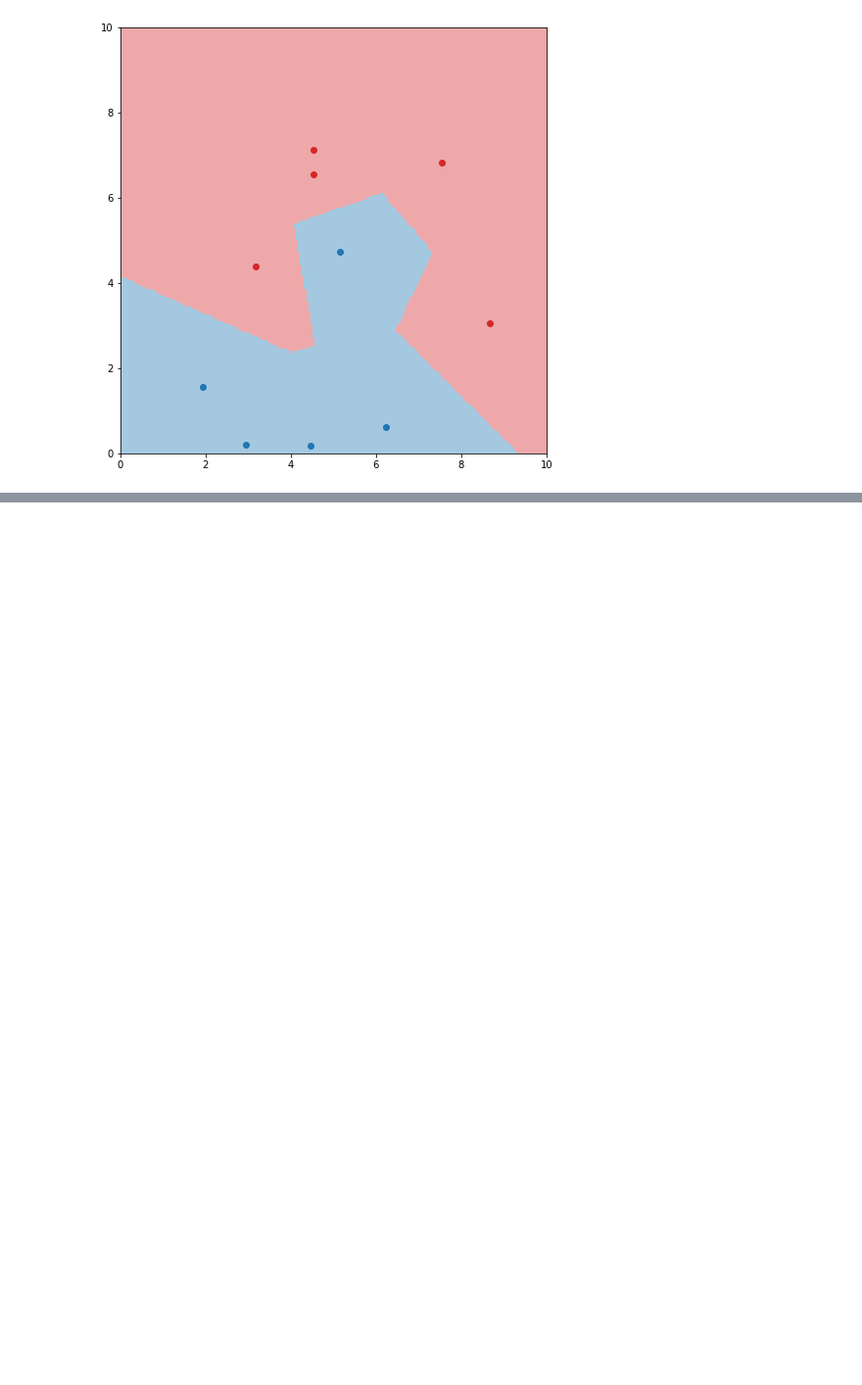
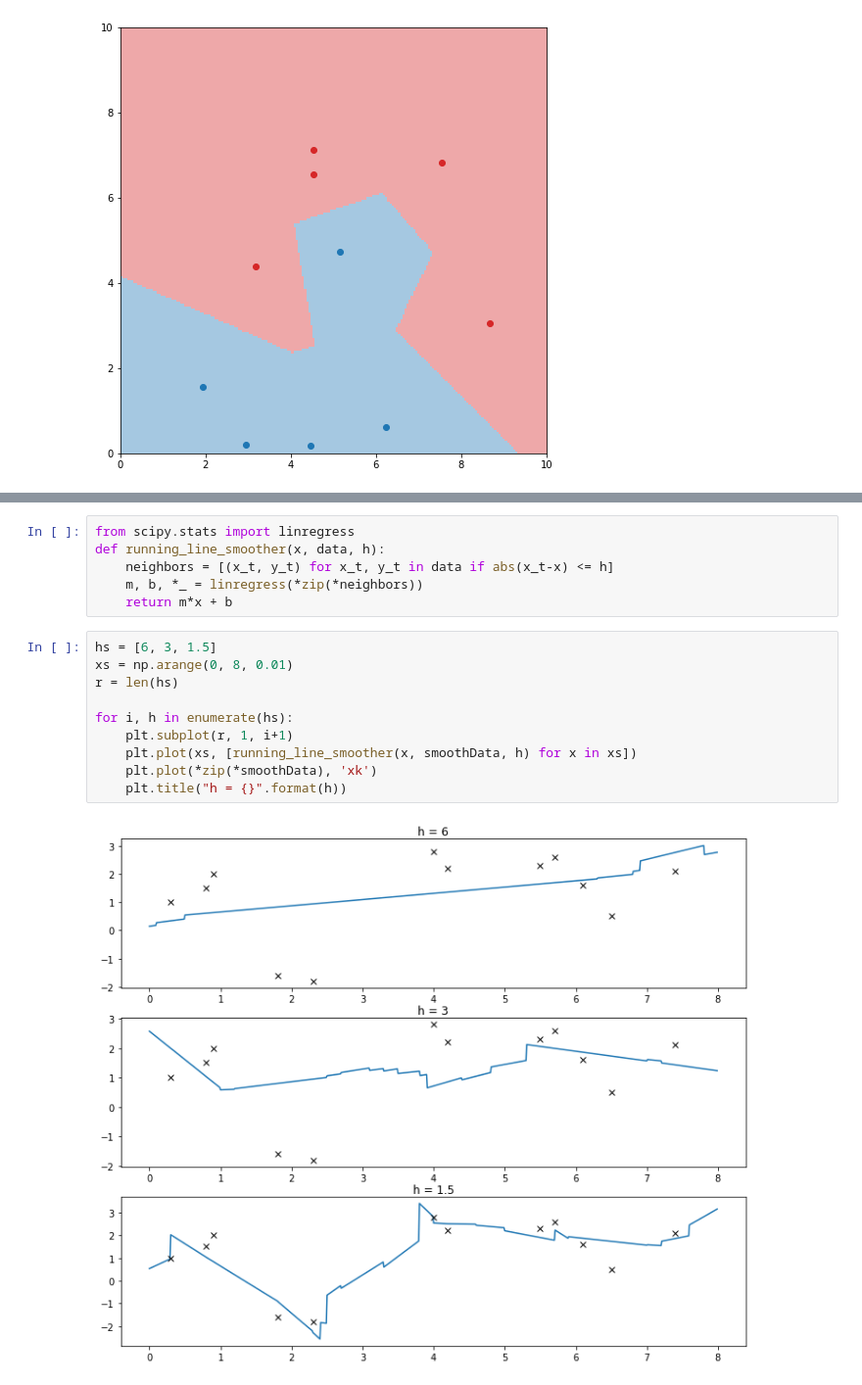
Before and after one commit to pfaion/NonparametricMethods, a Jupyter notebook: explore.ipynb, the cells around one changed output, grey strips where cells are left out. Shown: that part at 98% size. Saved outputs shown, nothing was run; the diff lists cells and outputs as text; blank space fills up the shorter version.

```diff
--- a/explore.ipynb
+++ b/explore.ipynb
@@ -313,0 +360,18 @@ for c, data in enumerate(classData2D):
+# %%
+from scipy.stats import linregress
+def running_line_smoother(x, data, h):
+    neighbors = [(x_t, y_t) for x_t, y_t in data if abs(x_t-x) <= h]
+    m, b, *_ = linregress(*zip(*neighbors))
+    return m*x + b
+# %%
+hs = [6, 3, 1.5]
+xs = np.arange(0, 8, 0.01)
+r = len(hs)
+
+for i, h in enumerate(hs):
+    plt.subplot(r, 1, i+1)
+    plt.plot(xs, [running_line_smoother(x, smoothData, h) for x in xs])
+    plt.plot(*zip(*smoothData), 'xk')
+    plt.title("h = {}".format(h))
+# %% [output]
+[figure, added]
```
Also changed, not shown: parts of 6 cells of this notebook, 1 other file.
